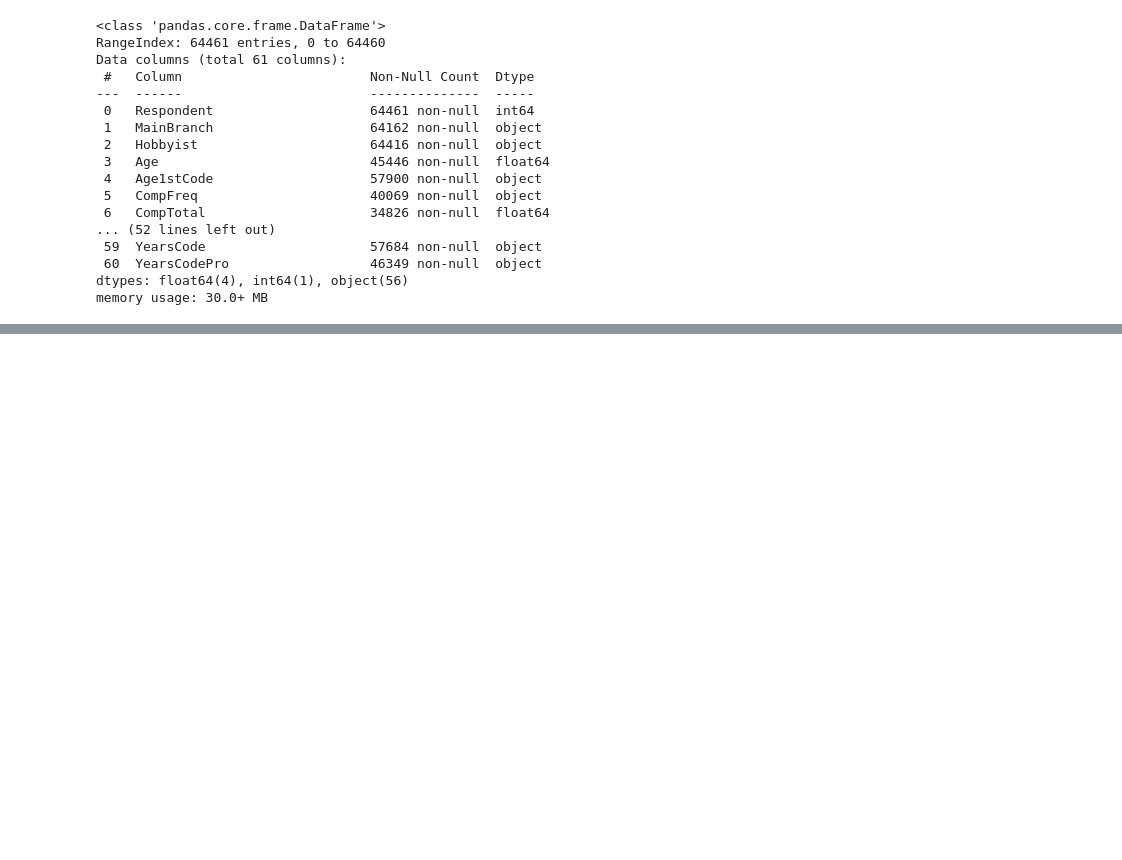
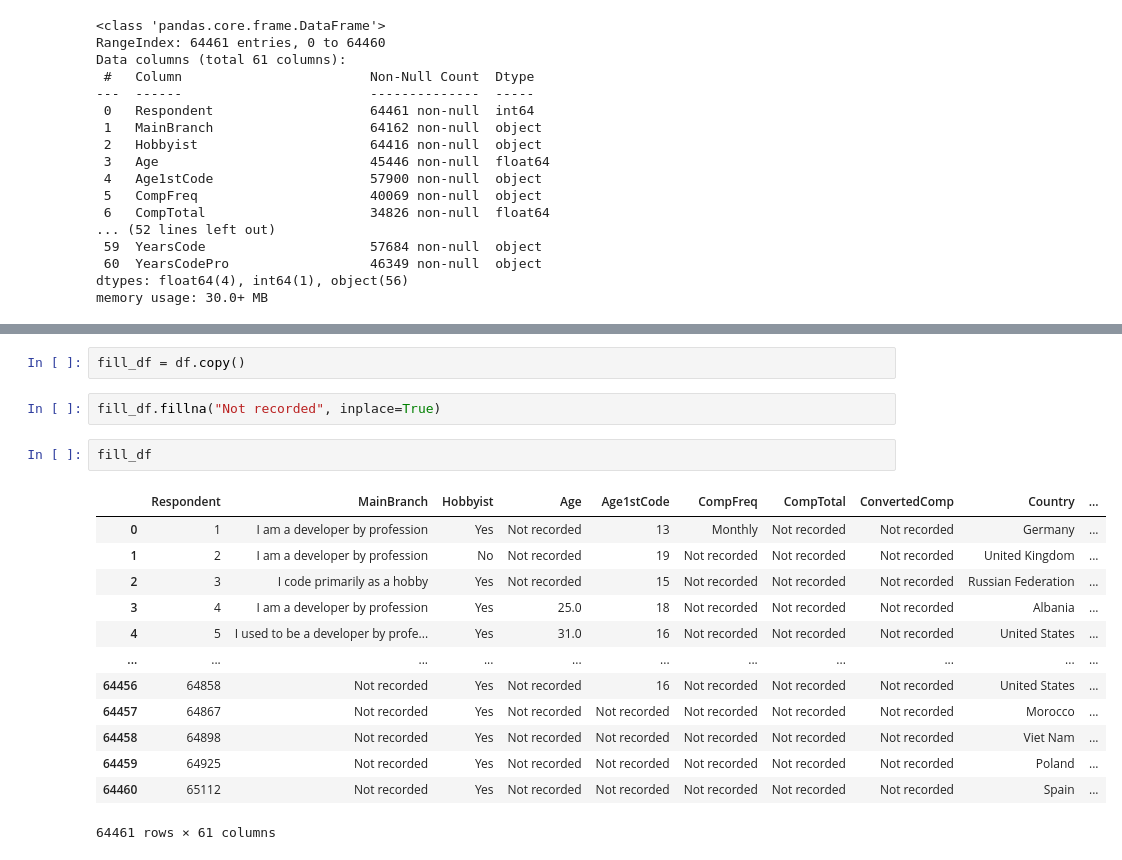
Before and after one commit to asboyer/python-lessons, a Jupyter notebook: lessons/pandas/notebooks/stack_overflow_data.ipynb, the cells around one changed output, grey strips where cells are left out. Cells and saved outputs as stored; diff of their text form; blank space fills up the shorter version.

```diff
--- a/lessons/pandas/notebooks/stack_overflow_data.ipynb
+++ b/lessons/pandas/notebooks/stack_overflow_data.ipynb
@@ -55,0 +88,20 @@ memory usage: 30.0+ MB
+# %%
+fill_df = df.copy()
+# %%
+fill_df.fillna("Not recorded", inplace=True)
+# %%
+fill_df
+# %% [output]
+|  | Respondent | MainBranch | Hobbyist | Age | Age1stCode | CompFreq | CompTotal | ConvertedComp | Country | ... |
+| 0 | 1 | I am a developer by profession | Yes | Not recorded | 13 | Monthly | Not recorded | Not recorded | Germany | ... |
+| 1 | 2 | I am a developer by profession | No | Not recorded | 19 | Not recorded | Not recorded | Not recorded | United Kingdom | ... |
+| 2 | 3 | I code primarily as a hobby | Yes | Not recorded | 15 | Not recorded | Not recorded | Not recorded | Russian Federation | ... |
+| 3 | 4 | I am a developer by profession | Yes | 25.0 | 18 | Not recorded | Not recorded | Not recorded | Albania | ... |
+| 4 | 5 | I used to be a developer by profe... | Yes | 31.0 | 16 | Not recorded | Not recorded | Not recorded | United States | ... |
+| ... | ... | ... | ... | ... | ... | ... | ... | ... | ... | ... |
+| 64456 | 64858 | Not recorded | Yes | Not recorded | 16 | Not recorded | Not recorded | Not recorded | United States | ... |
+| 64457 | 64867 | Not recorded | Yes | Not recorded | Not recorded | Not recorded | Not recorded | Not recorded | Morocco | ... |
+| 64458 | 64898 | Not recorded | Yes | Not recorded | Not recorded | Not recorded | Not recorded | Not recorded | Viet Nam | ... |
+| 64459 | 64925 | Not recorded | Yes | Not recorded | Not recorded | Not recorded | Not recorded | Not recorded | Poland | ... |
+| 64460 | 65112 | Not recorded | Yes | Not recorded | Not recorded | Not recorded | Not recorded | Not recorded | Spain | ... |
+64461 rows × 61 columns
```
Also changed, not shown: parts of 29 cells of this notebook, 2 other files.
